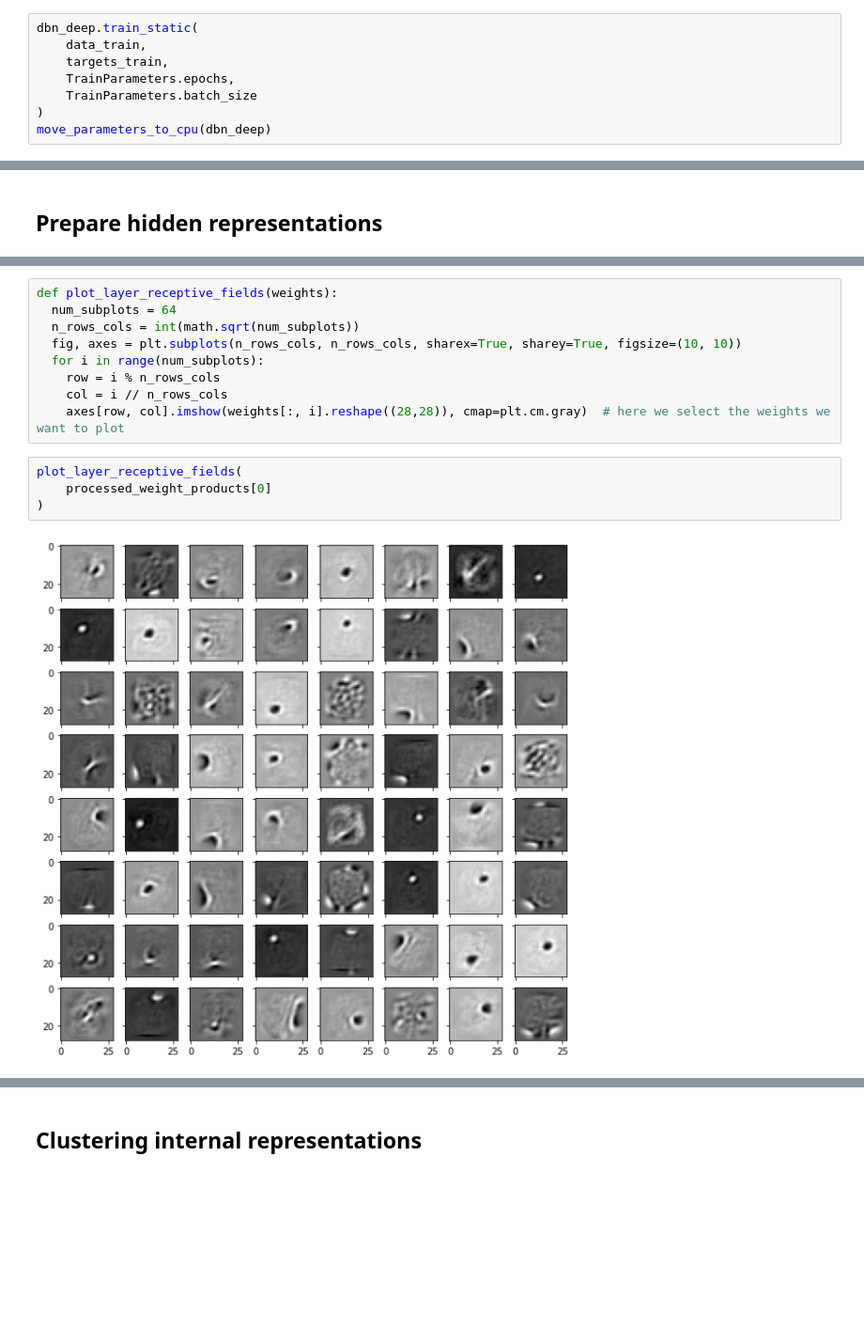
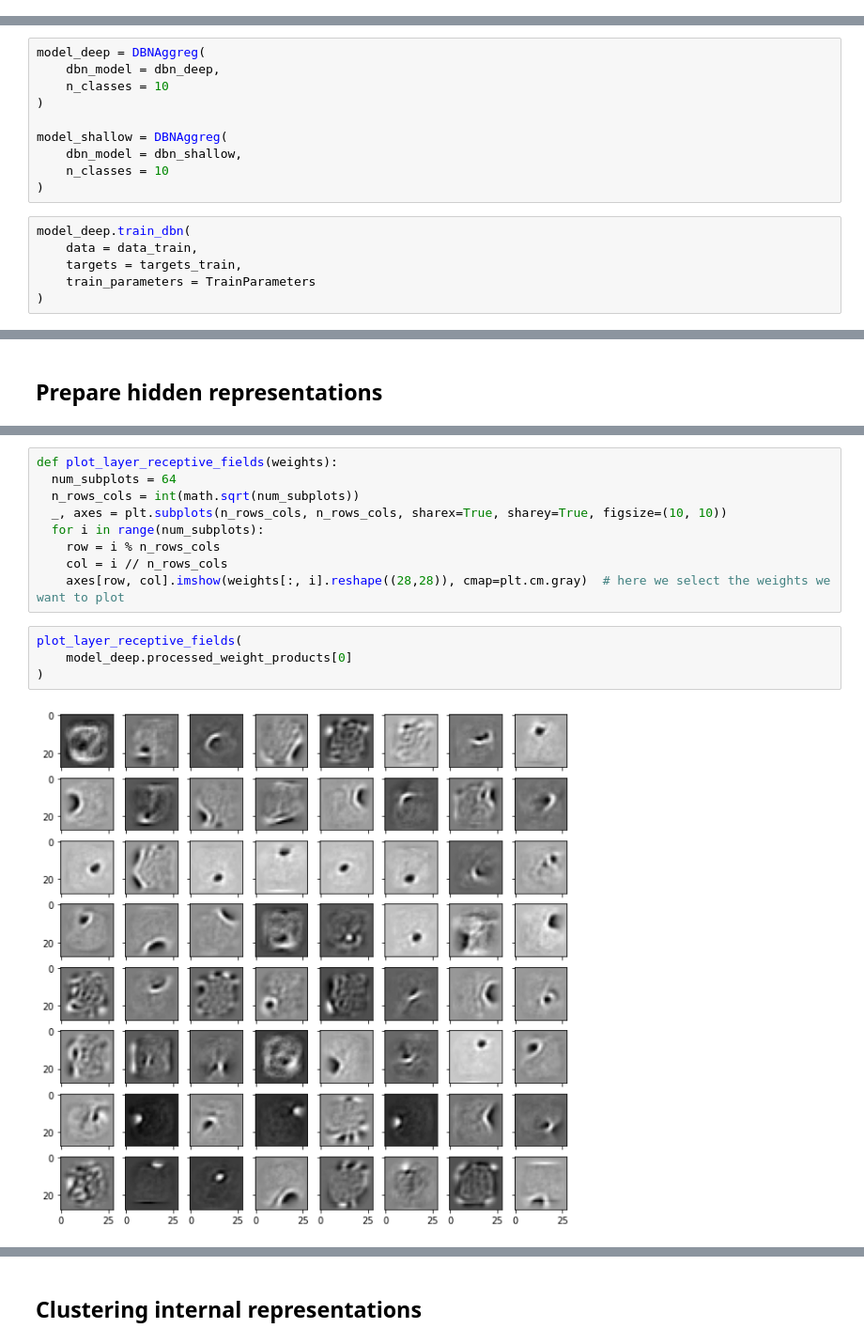
Before and after one commit to PashaIanko/RestrictedBolzmannMachine, a Jupyter notebook: Project remaster.ipynb, the cells around one changed output, grey strips where cells are left out. Shown at 94% size. Drawn from its saved outputs; the diff is of its cells as text; blank space fills up the shorter version.

```diff
--- a/Project remaster.ipynb
+++ b/Project remaster.ipynb
@@ -123,8 +110,0 @@ Training RBM layer 1
-# %%
-dbn_deep.train_static(
-    data_train,
-    targets_train,
-    TrainParameters.epochs,
-    TrainParameters.batch_size
-)
-move_parameters_to_cpu(dbn_deep)
@@ -145,0 +228,16 @@ Training RBM layer 2
+# %%
+model_deep = DBNAggreg(
+    dbn_model = dbn_deep,
+    n_classes = 10
+)
+
+model_shallow = DBNAggreg(
+    dbn_model = dbn_shallow,
+    n_classes = 10
+)
+# %%
+model_deep.train_dbn(
+    data = data_train,
+    targets = targets_train,
+    train_parameters = TrainParameters
+)
@@ -221,16 +299,16 @@ Total: 1 hidden layers
 def plot_layer_receptive_fields(weights):
   num_subplots = 64
   n_rows_cols = int(math.sqrt(num_subplots))
-  fig, axes = plt.subplots(n_rows_cols, n_rows_cols, sharex=True, sharey=True, figsize=(10, 10))
+  _, axes = plt.subplots(n_rows_cols, n_rows_cols, sharex=True, sharey=True, figsize=(10, 10))
   for i in range(num_subplots):
     row = i % n_rows_cols
     col = i // n_rows_cols
     axes[row, col].imshow(weights[:, i].reshape((28,28)), cmap=plt.cm.gray)  # here we select the weights we want to plot
 # %%
 plot_layer_receptive_fields(
-    processed_weight_products[0]
+    model_deep.processed_weight_products[0]
 )
 # %% [output]
-[figure, old version]
+[figure, new version]
 # %%
 plot_layer_receptive_fields(
```
Also changed, not shown: parts of 38 cells of this notebook.
